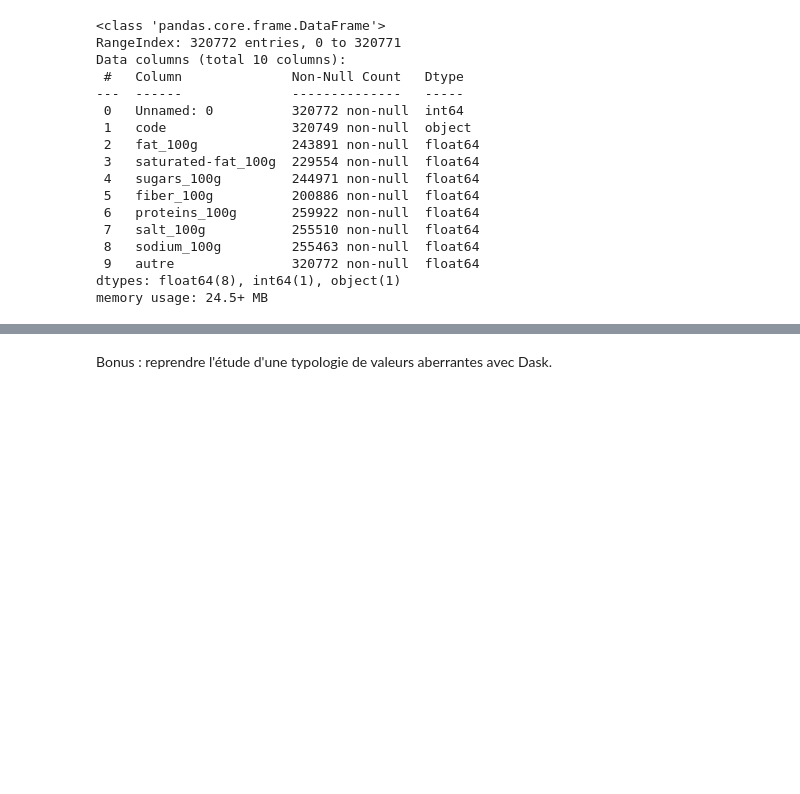
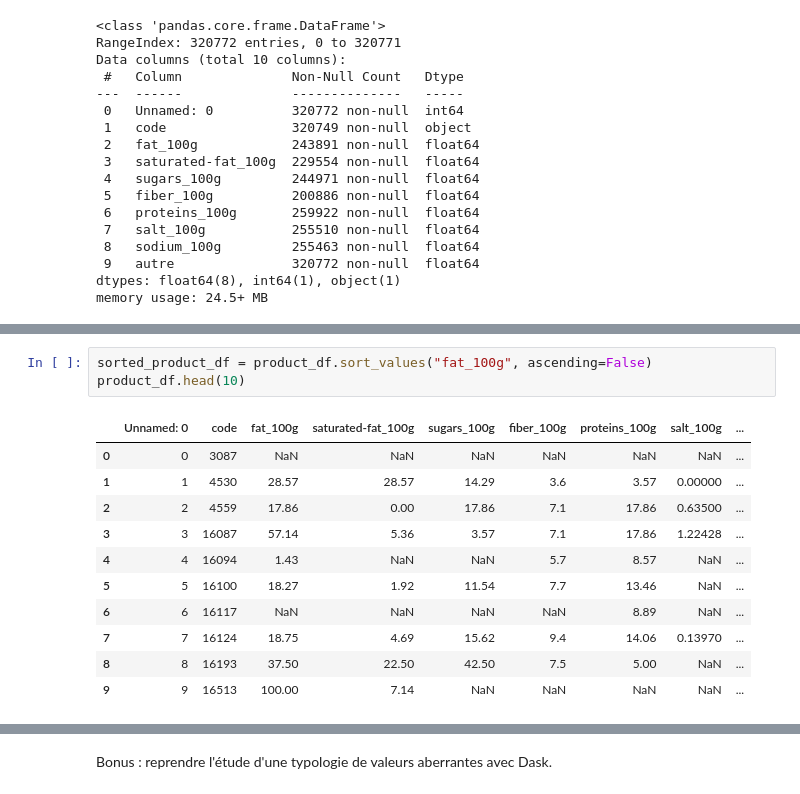
Before and after one commit to BEESPE/python-data-analysis-bcl_2025-06-24, a Jupyter notebook: notebooks/live-coding/tp-2_live-coding_products.ipynb, the cells around one changed output, grey strips where cells are left out. Drawn from its saved outputs; the diff is of its cells as text; blank space fills up the shorter version.

```diff
--- a/notebooks/live-coding/tp-2_live-coding_products.ipynb
+++ b/notebooks/live-coding/tp-2_live-coding_products.ipynb
@@ -54,0 +63,15 @@ product_df.describe()
+# %%
+sorted_product_df = product_df.sort_values("fat_100g", ascending=False)
+product_df.head(10)
+# %% [output]
+|  | Unnamed: 0 | code | fat_100g | saturated-fat_100g | sugars_100g | fiber_100g | proteins_100g | salt_100g | ... |
+| 0 | 0 | 3087 | NaN | NaN | NaN | NaN | NaN | NaN | ... |
+| 1 | 1 | 4530 | 28.57 | 28.57 | 14.29 | 3.6 | 3.57 | 0.00000 | ... |
+| 2 | 2 | 4559 | 17.86 | 0.00 | 17.86 | 7.1 | 17.86 | 0.63500 | ... |
+| 3 | 3 | 16087 | 57.14 | 5.36 | 3.57 | 7.1 | 17.86 | 1.22428 | ... |
+| 4 | 4 | 16094 | 1.43 | NaN | NaN | 5.7 | 8.57 | NaN | ... |
+| 5 | 5 | 16100 | 18.27 | 1.92 | 11.54 | 7.7 | 13.46 | NaN | ... |
+| 6 | 6 | 16117 | NaN | NaN | NaN | NaN | 8.89 | NaN | ... |
+| 7 | 7 | 16124 | 18.75 | 4.69 | 15.62 | 9.4 | 14.06 | 0.13970 | ... |
+| 8 | 8 | 16193 | 37.50 | 22.50 | 42.50 | 7.5 | 5.00 | NaN | ... |
+| 9 | 9 | 16513 | 100.00 | 7.14 | NaN | NaN | NaN | NaN | ... |
```
Also changed, not shown: parts of 8 cells of this notebook.
